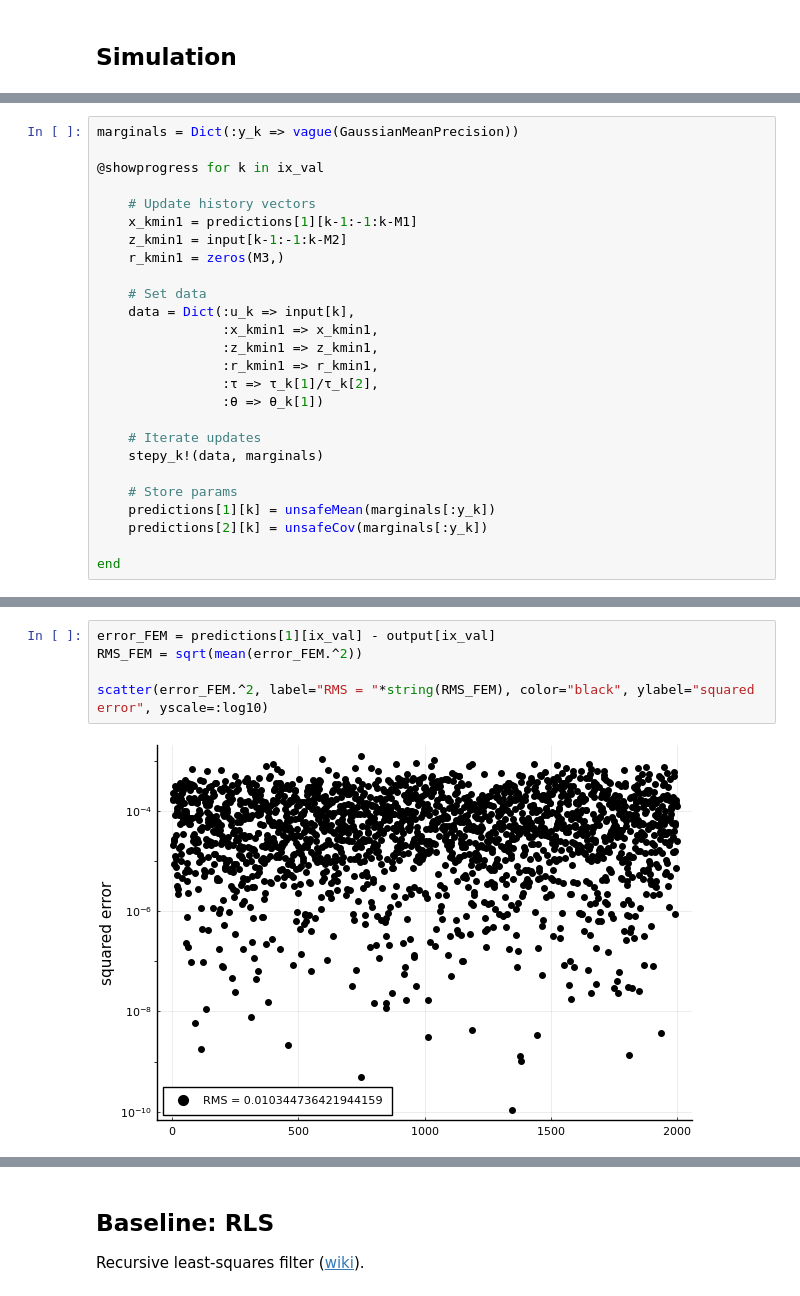
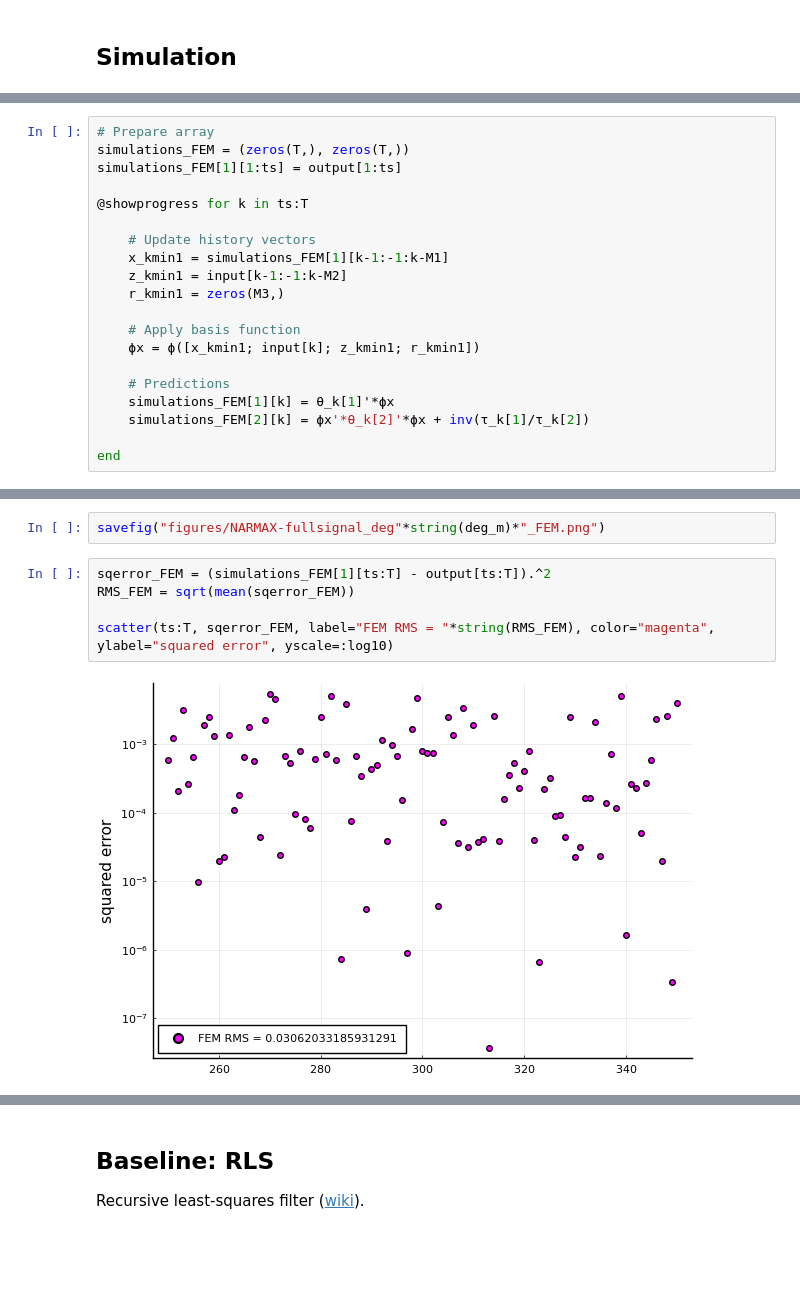
Before and after one commit to biaslab/nsi-silverbox, a Jupyter notebook: experiments-verification/experiment-NARMAX.ipynb, the cells around one changed output, grey strips where cells are left out. Drawn from its saved outputs; the diff is of its cells as text; blank space fills up the shorter version.

```diff
--- a/experiments-verification/experiment-NARMAX.ipynb
+++ b/experiments-verification/experiment-NARMAX.ipynb
@@ -223,26 +214,20 @@ eval(Meta.parse(source_code));
 # %%
-marginals = Dict(:y_k => vague(GaussianMeanPrecision))
+# Prepare array
+simulations_FEM = (zeros(T,), zeros(T,))
+simulations_FEM[1][1:ts] = output[1:ts]
 
-@showprogress for k in ix_val
+@showprogress for k in ts:T
 
     # Update history vectors
-    x_kmin1 = predictions[1][k-1:-1:k-M1]
+    x_kmin1 = simulations_FEM[1][k-1:-1:k-M1]
     z_kmin1 = input[k-1:-1:k-M2]
     r_kmin1 = zeros(M3,)
 
-    # Set data
-    data = Dict(:u_k => input[k],
-                :x_kmin1 => x_kmin1,
-                :z_kmin1 => z_kmin1,
-                :r_kmin1 => r_kmin1,
-                :τ => τ_k[1]/τ_k[2],
-                :θ => θ_k[1])
+    # Apply basis function
+    ϕx = ϕ([x_kmin1; input[k]; z_kmin1; r_kmin1])
 
-    # Iterate updates
-    stepy_k!(data, marginals)
-
-    # Store params
-    predictions[1][k] = unsafeMean(marginals[:y_k])
-    predictions[2][k] = unsafeCov(marginals[:y_k])
+    # Predictions
+    simulations_FEM[1][k] = θ_k[1]'*ϕx
+    simulations_FEM[2][k] = ϕx'*θ_k[2]'*ϕx + inv(τ_k[1]/τ_k[2])
 
 end
@@ -257,8 +252,10 @@ plot!(predictions[1][ix_val[1]:tt:ix_val[end]], ribbon=[sqrt.(predictions[2][ix_
+# %%
+savefig("figures/NARMAX-fullsignal_deg"*string(deg_m)*"_FEM.png")
 # %%
-error_FEM = predictions[1][ix_val] - output[ix_val]
-RMS_FEM = sqrt(mean(error_FEM.^2))
+sqerror_FEM = (simulations_FEM[1][ts:T] - output[ts:T]).^2
+RMS_FEM = sqrt(mean(sqerror_FEM))
 
-scatter(error_FEM.^2, label="RMS = "*string(RMS_FEM), color="black", ylabel="squared error", yscale=:log10)
+scatter(ts:T, sqerror_FEM, label="FEM RMS = "*string(RMS_FEM), color="magenta", ylabel="squared error", yscale=:log10)
 # %% [output]
-[figure, old version]
+[figure, new version]
 # %%
```
Also changed, not shown: parts of 35 cells of this notebook, 3 other files.
